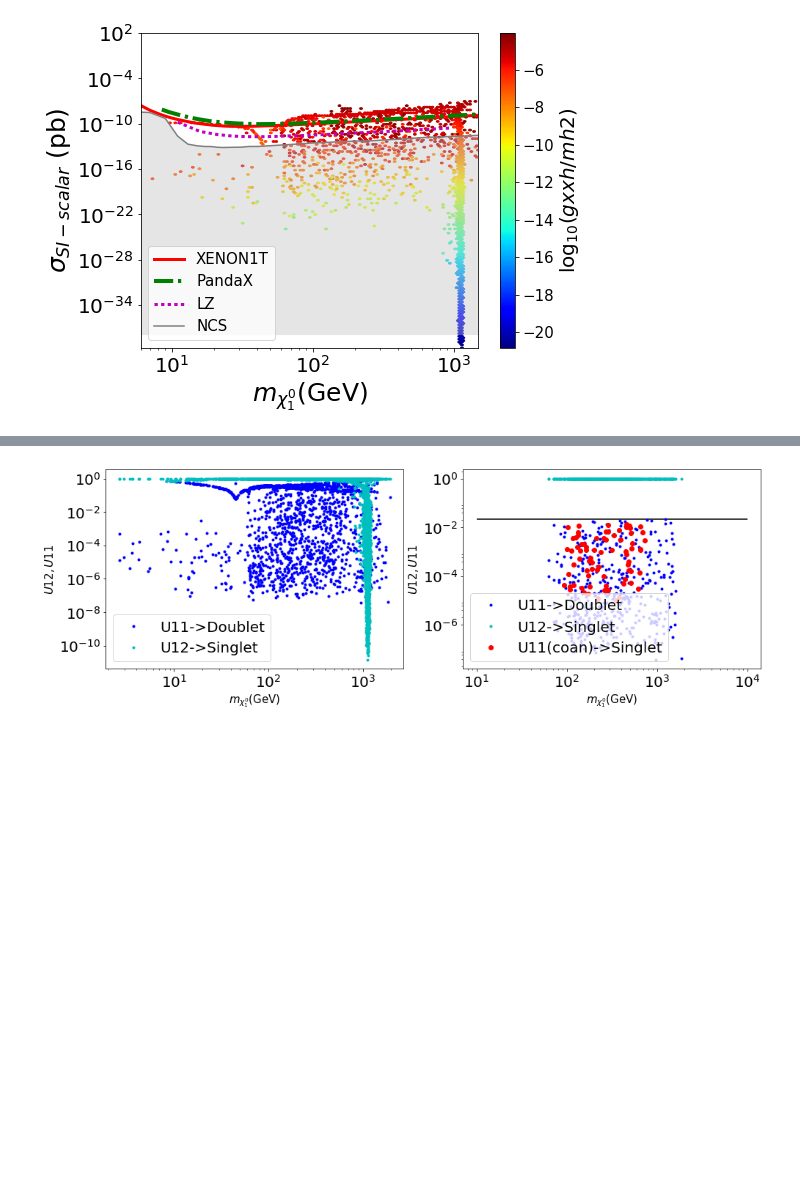
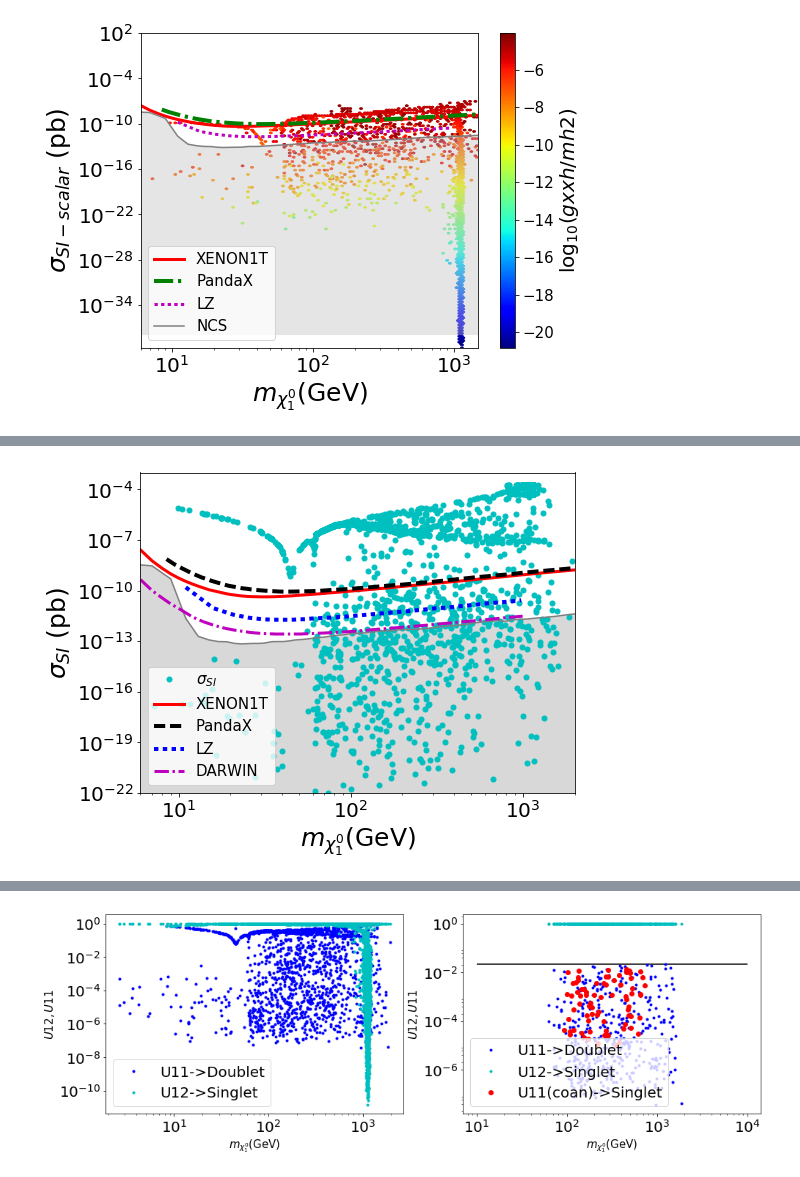
Before and after one commit to anferivera/SDdiracDM, a Jupyter notebook: run-model-general-scan.ipynb, the cells around one changed output, grey strips where cells are left out. Saved outputs shown, nothing was run; the diff lists cells and outputs as text; code cells hidden in the pictures; blank space fills up the shorter version.

```diff
--- a/run-model-general-scan.ipynb
+++ b/run-model-general-scan.ipynb
@@ -924,0 +942,42 @@ plt.savefig('plots/SI.pdf')
+# %%
+plt.figure(figsize=(8,6))
+
+plt.loglog(xDM.mChi1, xDM.PSI, 'co',ms=5,label=r'$\sigma_{SI}$')
+
+#XENON1T
+n=np.arange(1,9000)
+plt.loglog(n,XENON1T(n)*1e+36,'r-',lw=3,label='XENON1T')
+
+#plot pandaX data
+m=np.arange(8.5,10000)
+plt.loglog(m,pandaX(m)*1e+36,color='k',linestyle='dashed',lw=4,label='PandaX')
+
+#plt LZ
+n=np.linspace(11,980,200)
+plt.semilogy(n,LZSI(n)*1e+36,'b:',lw=4,label='LZ')
+
+#Neutrino coherent scattering
+n=np.arange(1,5.e+3,2)
+plt.loglog(n,NCS(n),color='grey',lw=1.5,label='')
+back=[]
+for i in range(0,len(n)):
+    m = NCS(n[i])
+    back.append(m)
+back=np.asarray(back)
+plt.fill_between(n,1.e-38,back,facecolor='grey',alpha=0.3)
+
+# DARWIN SI
+n=np.arange(6,1000)
+plt.loglog(n,DARSI(n)*1e+36,'m-.',lw=3,label='DARWIN')
+
+plt.xlabel(r'$m_{\chi^0_1}$(GeV)',size=25)
+plt.ylabel(r'$\sigma_{SI}$ (pb)',size=25)
+plt.legend(prop={'size':15},loc='best')
+plt.xlim(6,2.0e3)
+plt.ylim(1e-22,1e-3)
+
+plt.tight_layout()
+plt.savefig('plots/SI.pdf')
+#plt.show()
+# %% [output]
+[figure, added]
```
Also changed, not shown: parts of 6 cells of this notebook, 5 other files.
